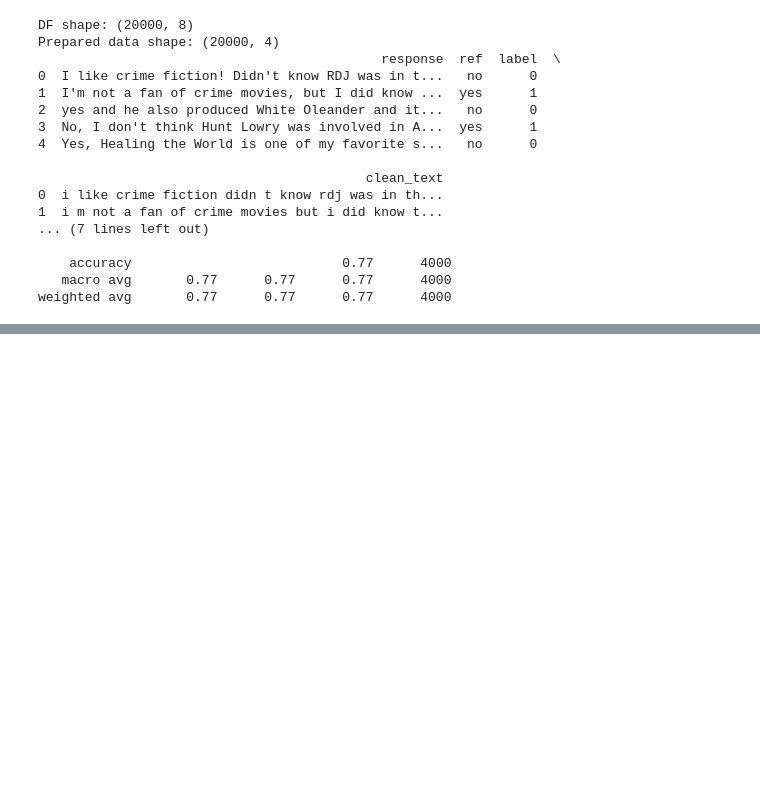
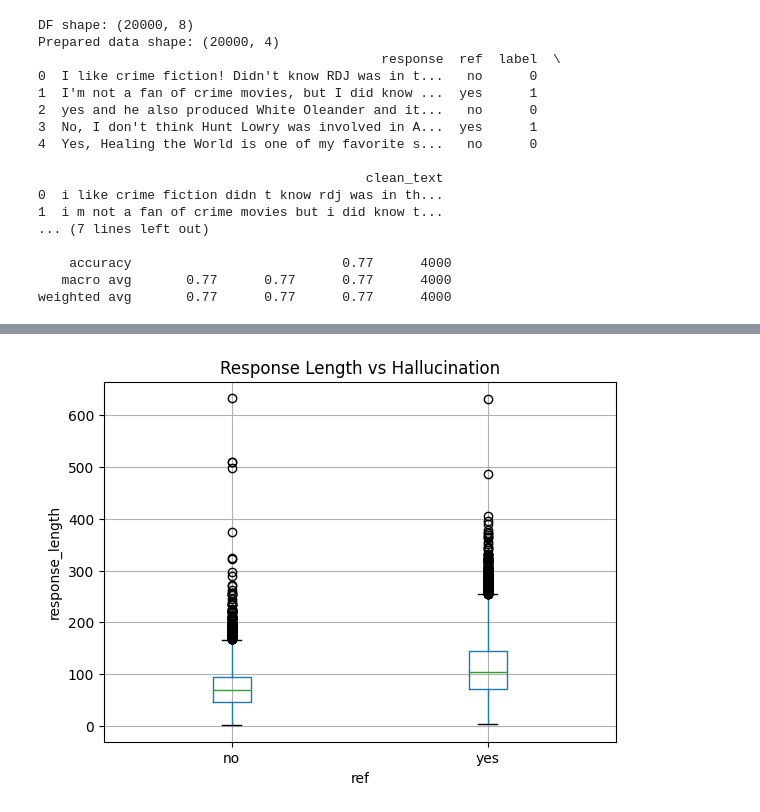
Before and after one commit to Prabhsheenkaur/AI-Hallucination, a Jupyter notebook: ML dataset.ipynb, the cells around one changed output, grey strips where cells are left out. Saved outputs shown, nothing was run; the diff lists cells and outputs as text; code cells hidden in the pictures; blank space fills up the shorter version.

```diff
--- a/ML dataset.ipynb
+++ b/ML dataset.ipynb
@@ -281,0 +392,11 @@ weighted avg       0.77      0.77      0.77      4000
+# %%
+import matplotlib.pyplot as plt
+
+data.boxplot(column="response_length", by="ref")
+plt.title("Response Length vs Hallucination")
+plt.suptitle("")
+plt.xlabel("ref")
+plt.ylabel("response_length")
+plt.show()
+# %% [output]
+[figure, added]
```
Also changed, not shown: parts of 16 cells of this notebook.
